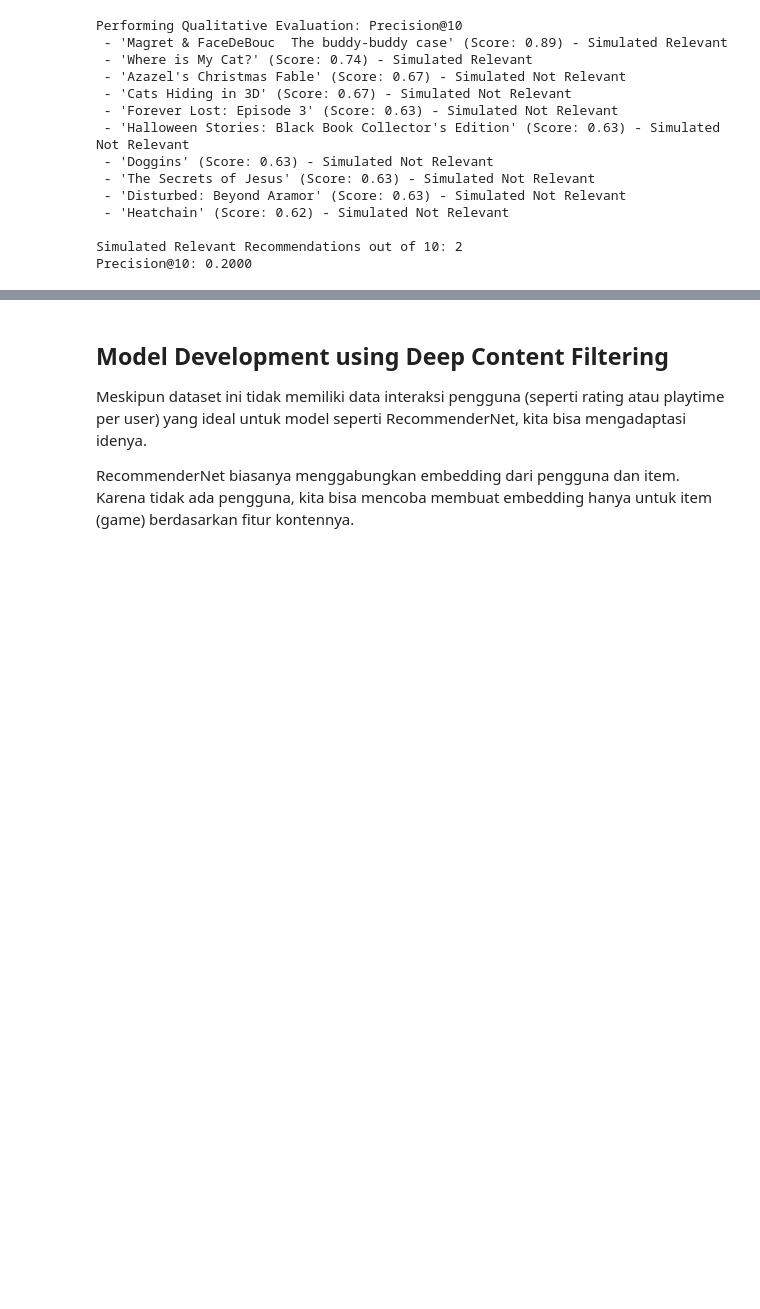
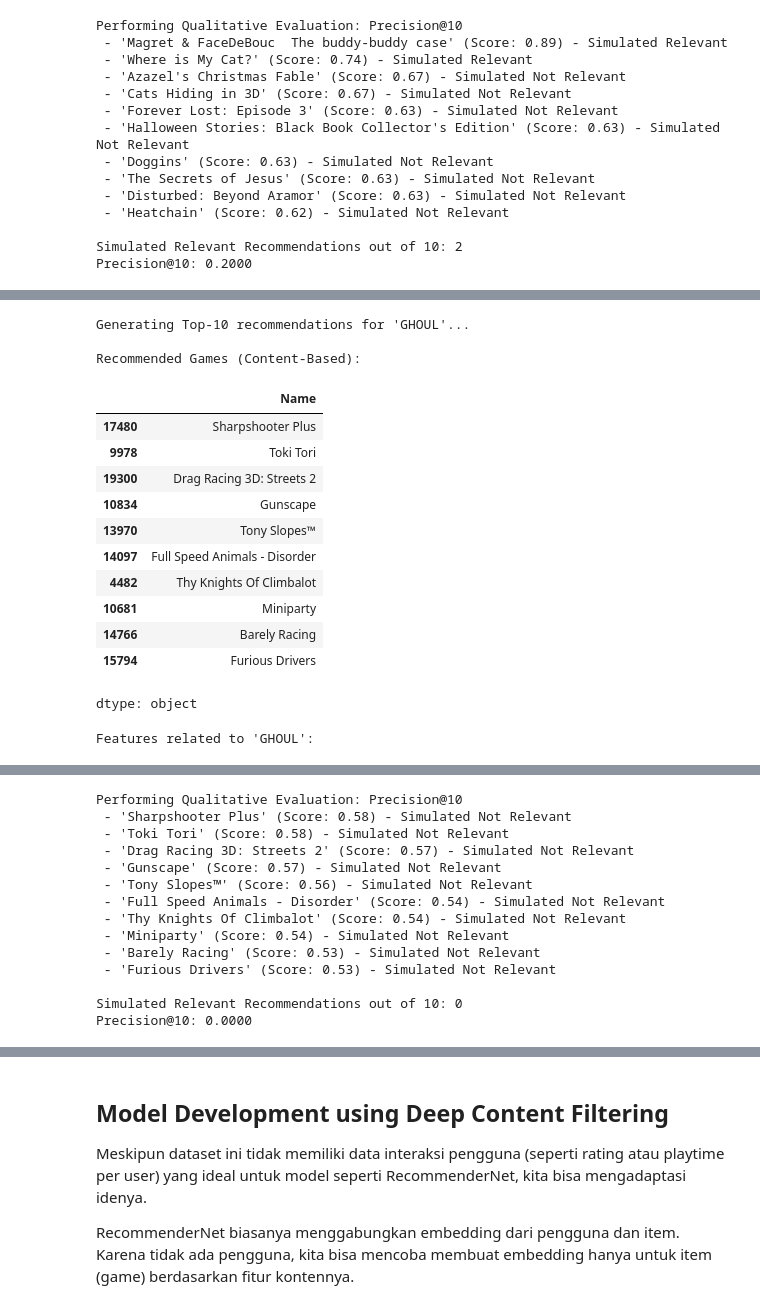
Before and after one commit to Bayhaqieee/Reccomendation_System_SteamGame, a Jupyter notebook: Reccommendation_System_Game.ipynb, the cells around one changed output, grey strips where cells are left out. Cells and saved outputs as stored; diff of their text form; code cells hidden in the pictures; blank space fills up the shorter version.

```diff
--- a/Reccommendation_System_Game.ipynb
+++ b/Reccommendation_System_Game.ipynb
@@ -1224,0 +1299,22 @@ Precision@10: 0.2000
+# %%
+# Contoh penggunaan: Mendapatkan rekomendasi untuk game tertentu
+game_to_recommend = games_df['Name'].iloc[random.randint(0, len(games_df) - 1)]
+
+recommended_games, precision = recommend_and_evaluate_content_based(game_to_recommend, N=10)
+# %% [output]
+Generating Top-10 recommendations for 'GHOUL'...
+
+Recommended Games (Content-Based):
+|  | Name |
+| 17480 | Sharpshooter Plus |
+| 9978 | Toki Tori |
+| 19300 | Drag Racing 3D: Streets 2 |
+| 10834 | Gunscape |
+| 13970 | Tony Slopes™ |
+| 14097 | Full Speed Animals - Disorder |
+| 4482 | Thy Knights Of Climbalot |
+| 10681 | Miniparty |
+| 14766 | Barely Racing |
+| 15794 | Furious Drivers |
+dtype: object
+Features related to 'GHOUL':
@@ -1224,0 +1323,14 @@ Precision@10: 0.2000
+Performing Qualitative Evaluation: Precision@10
+ - 'Sharpshooter Plus' (Score: 0.58) - Simulated Not Relevant
+ - 'Toki Tori' (Score: 0.58) - Simulated Not Relevant
+ - 'Drag Racing 3D: Streets 2' (Score: 0.57) - Simulated Not Relevant
+ - 'Gunscape' (Score: 0.57) - Simulated Not Relevant
+ - 'Tony Slopes™' (Score: 0.56) - Simulated Not Relevant
+ - 'Full Speed Animals - Disorder' (Score: 0.54) - Simulated Not Relevant
+ - 'Thy Knights Of Climbalot' (Score: 0.54) - Simulated Not Relevant
+ - 'Miniparty' (Score: 0.54) - Simulated Not Relevant
+ - 'Barely Racing' (Score: 0.53) - Simulated Not Relevant
+ - 'Furious Drivers' (Score: 0.53) - Simulated Not Relevant
+
+Simulated Relevant Recommendations out of 10: 0
+Precision@10: 0.0000
```
Also changed, not shown: parts of 16 cells of this notebook.
